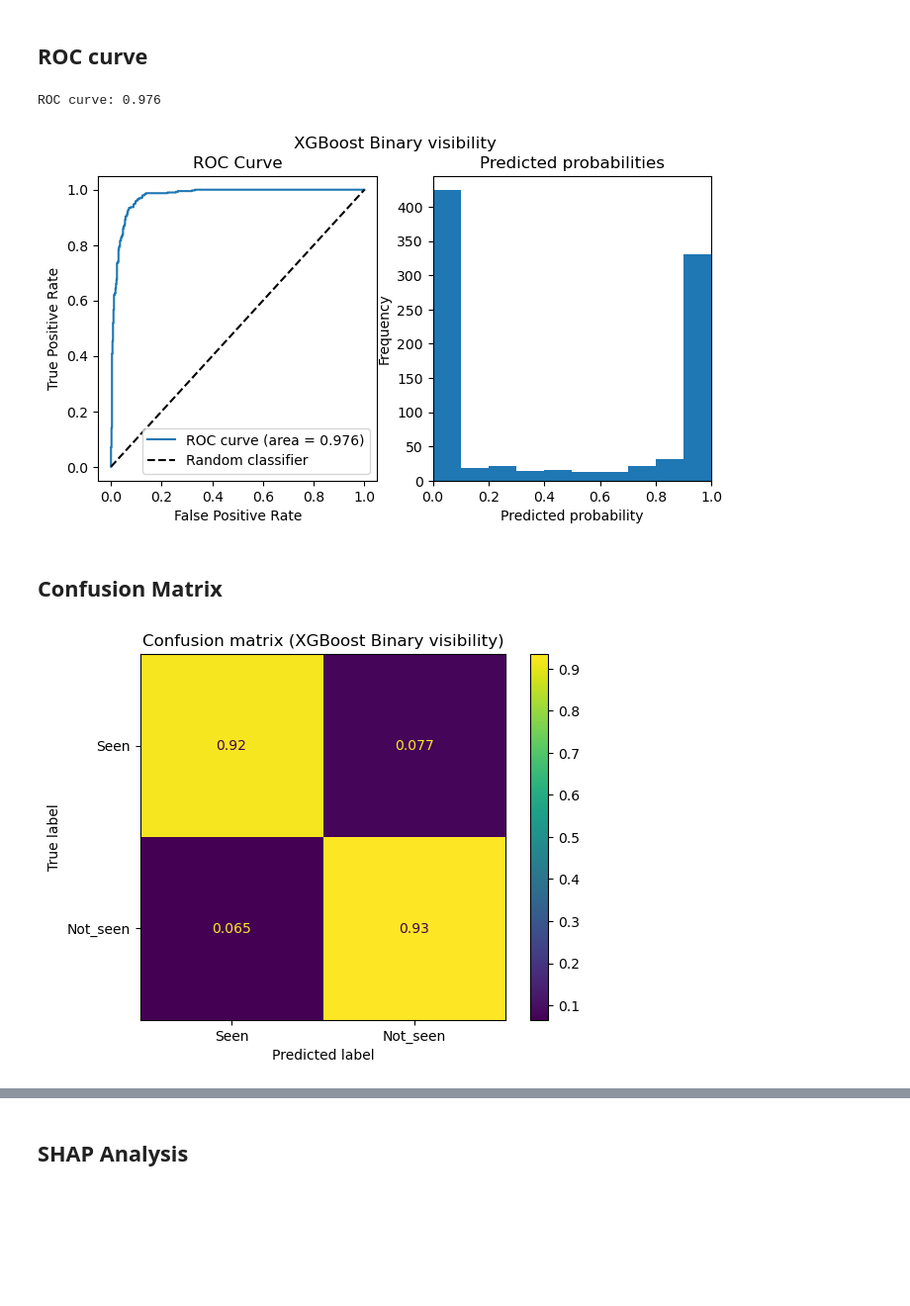
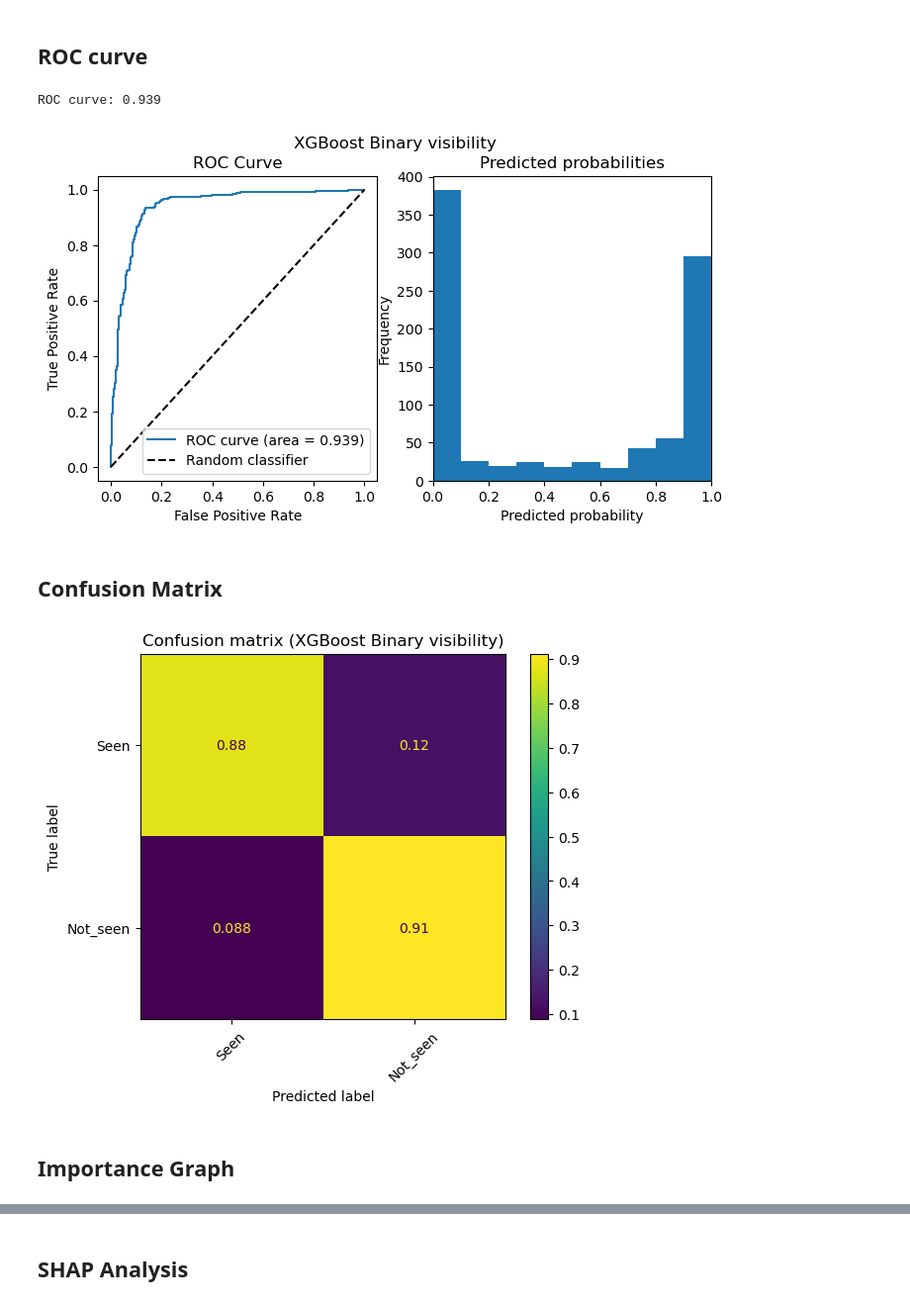
Before and after one commit to EmmaAlexander/mphys-moon, a Jupyter notebook: Code/moon_visibility_ML.ipynb, the cells around one changed output, grey strips where cells are left out. Shown at 99% size. Drawn from its saved outputs; the diff is of its cells as text; code cells hidden in the pictures; blank space fills up the shorter version.

Commit message:
Updated plot formatting

```diff
--- a/Code/moon_visibility_ML.ipynb
+++ b/Code/moon_visibility_ML.ipynb
@@ -36,11 +36,12 @@ class methods(Enum):
     DecisionTree = 2
     NearestNeighbours = 3
     NaiveBayes = 4
-    SupportVector = 5
-    AdaBoost = 6
-    GaussianProcess = 7
-    Logistic = 8
-    NeuralNet = 9
+    AdaBoost = 5
+    GaussianProcess = 6
+    ExtraTrees = 7
+    SupportVector = 8
+    Logistic = 9
+    NeuralNet = 10
 
 class outputs(Enum):
     Binary = 0 #Naked eye seen or not seen
@@ -54,8 +55,8 @@ GRID_SEARCH = False # gridsearch for best hyperparameters
 REPEAT_ACCURACY = False #Run 20 times and calculate average accuracy
 USE_GPU = False #Use a GPU if available
 SHAP_ANALYSIS = False #Run shap analysis of data
-PREDICT_VISIBILITY = False #Predict visibility based on file with generated parameters
-COMPARE_METHODS = True #Calculate accuracy for all available methods
+PREDICT_VISIBILITY = True #Predict visibility based on file with generated parameters
+COMPARE_METHODS = False #Calculate accuracy for all available methods
 DATA_FILE = '../Data/moon_sighting_data.csv' #File containing data
 
 METHOD = methods.XGBoost #Select ML model to use
@@ -63,8 +64,8 @@ OUTPUT = outputs.Binary #Select output - binary eye visibility, seen/aid/not see
 
 #Drop index, dependent parameters (q value etc) and visibility scale. q' value is excluded automatically
 VARS_TO_DROP = ["Index","q","W","Source"]
-#VARS_TO_DROP = ["Index","q","W","Source","Date", "Longitude","Latitude"]
-#VARS_TO_DROP = ["Index","q","W","Source","Date", "Longitude","Latitude","Sunset","Moonset"]
+VARS_TO_DROP = ["Index","q","W","Source","Date", "Longitude","Latitude"]
+VARS_TO_DROP = ["Index","q","W","Source","Date", "Longitude","Latitude","Sunset","Moonset"]
 #VARS_TO_DROP = ["Index","q","W","Source","Date", "Longitude","Latitude","Sunset","Moonset","Sun Alt", "Sun Az", "Moon Alt", "Moon Az"]
 #VARS_TO_DROP = ["Index","q","W","Source","Date", "Longitude","Latitude","Sunset","Moonset","ARCV", "DAZ"]
 
@@ -222,6 +223,11 @@ def select_model():
             model = MultiOutputClassifier(MLPClassifier())
         else:
             model = MLPClassifier()
+    elif METHOD == methods.ExtraTrees:
+        if OUTPUT == outputs.MultiOutput:
+            model = MultiOutputClassifier(ExtraTreesClassifier())
+        else:
+            model = ExtraTreesClassifier()
 
     model = model.set_params(**set_params())
     return model
@@ -343,7 +349,7 @@ if METHOD != methods.SupportVector:
         roc_auc = roc_auc_score(y_test, y_pred_prob)
         print(f"ROC curve: {roc_auc:.3f}")
 # %% [output]
-ROC curve: 0.976
+ROC curve: 0.939
 # %%
 if OUTPUT != outputs.MultiOutput and METHOD != methods.SupportVector:
     # Compute the false positive rate (FPR)
@@ -375,21 +381,24 @@ if OUTPUT != outputs.MultiOutput and METHOD != methods.SupportVector:
     fig.suptitle(TITLE)
     plt.show()
 # %% [output]
-[figure, old version]
+[figure, new version]
 # %% [markdown]
 ## Confusion Matrix
 # %%
 # plot your confusion matrix
 if OUTPUT == outputs.MultiOutput:
     cm = confusion_matrix(get_easiest_method_names(y_test), get_easiest_method_names(y_predtest),normalize = 'true')
 else:
     cm = confusion_matrix(y_test, y_predtest,normalize = 'true')
 disp = ConfusionMatrixDisplay(confusion_matrix=cm, display_labels=ptype)
-disp.plot()
+disp.plot(xticks_rotation=45)
+fig = disp.figure_
 plt.title(f"Confusion matrix ({TITLE})")
 plt.show()
 # %% [output]
-[figure, old version]
+[figure, new version]
+# %% [markdown]
+## Importance Graph
 # %%
 # Plot importance
 if METHOD == methods.XGBoost or METHOD == methods.RandomForest:
```
Also changed, not shown: parts of 6 cells of this notebook, 11 other files.
